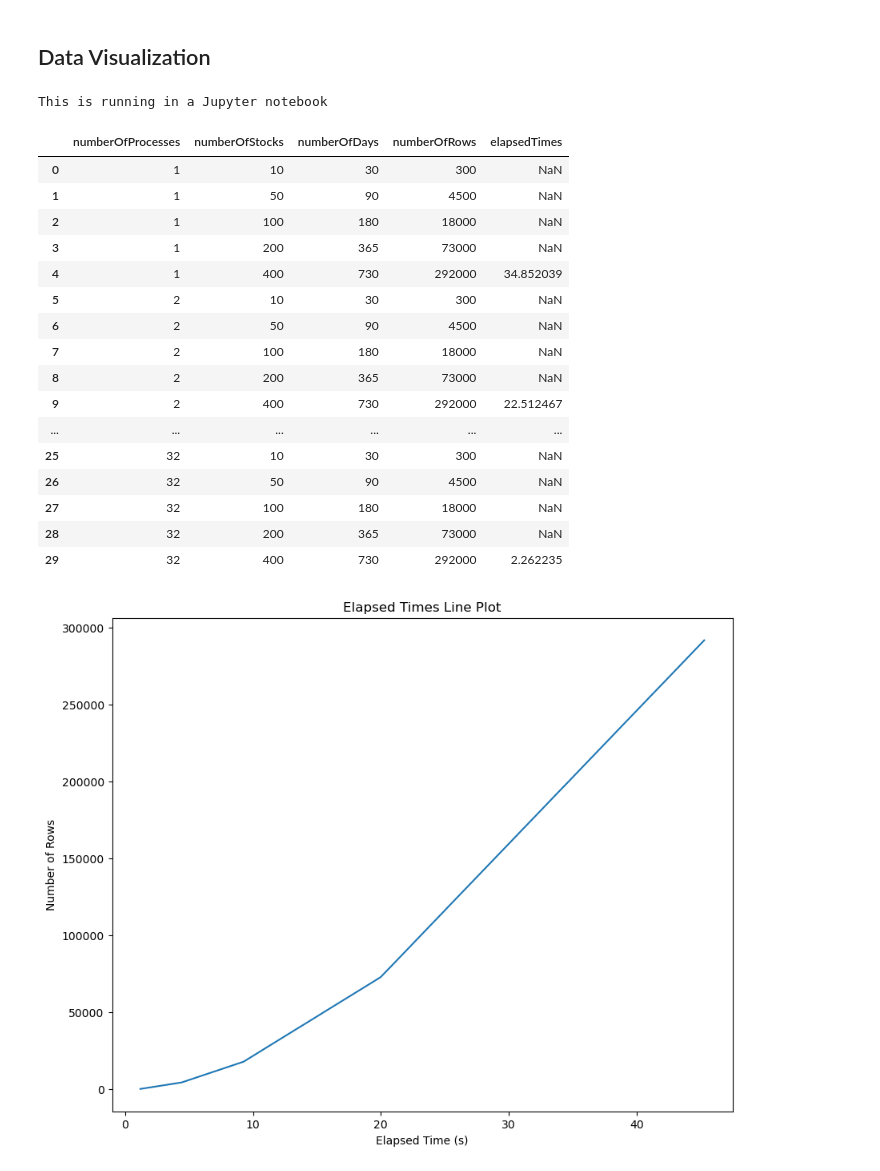
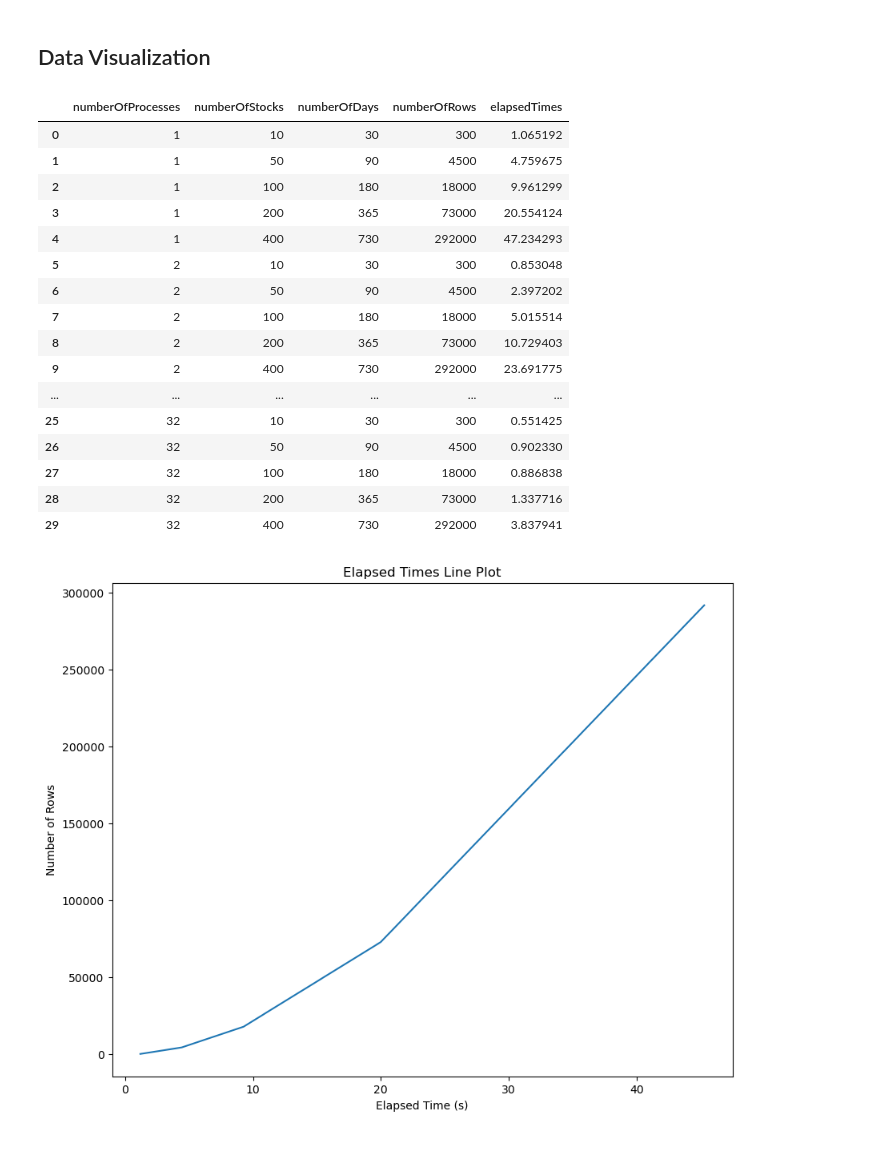
Before and after one commit to reidlai/cp631-final, a Jupyter notebook: cp631_final_v2.ipynb, the cells around one changed output. Saved outputs shown, nothing was run; the diff lists cells and outputs as text; code cells hidden in the pictures.

```diff
--- a/cp631_final_v2.ipynb
+++ b/cp631_final_v2.ipynb
@@ -418,6 +418,9 @@ RuntimeError: can't start new thread
 # %% [markdown]
 ## Data Visualization
 # %%
+import pandas as pd
+import os
+
 os.environ["PROJECT_ROOT"] = "./"
 filename = os.environ["PROJECT_ROOT"] + f"outputs/stats-1.csv"
 
@@ -456,49 +459,43 @@ if os.path.exists(filename):
 else:
     df_stat_32 = None
 
-df_stat = pd.concat([df_stat_1, df_stat_2, df_stat_4, df_stat_4, df_stat_16, df_stat_32,])
+df_stat = pd.concat([df_stat_1, df_stat_2, df_stat_4, df_stat_8, df_stat_16, df_stat_32,])
 df_stat.reset_index(drop=True, inplace=True)
 # %%
 def is_notebook():
     try:
         shell = get_ipython().__class__.__name__
         if shell == 'ZMQInteractiveShell':
             return True   # Jupyter notebook or qtconsole
         elif shell == 'TerminalInteractiveShell':
             return False  # Terminal running IPython
         else:
             return False  # Other type (?)
     except NameError:
         return False      # Probably standard Python interpreter
 
 if is_notebook():
-    print("This is running in a Jupyter notebook")
-else:
-    print("This is not running in a Jupyter notebook")
-
-if is_notebook():
     display(df_stat)
 else:
     print(df_stat)
 # %% [output]
-This is running in a Jupyter notebook
 |  | numberOfProcesses | numberOfStocks | numberOfDays | numberOfRows | elapsedTimes |
-| 0 | 1 | 10 | 30 | 300 | NaN |
-| 1 | 1 | 50 | 90 | 4500 | NaN |
-| 2 | 1 | 100 | 180 | 18000 | NaN |
-| 3 | 1 | 200 | 365 | 73000 | NaN |
-| 4 | 1 | 400 | 730 | 292000 | 34.852039 |
-| 5 | 2 | 10 | 30 | 300 | NaN |
-| 6 | 2 | 50 | 90 | 4500 | NaN |
-| 7 | 2 | 100 | 180 | 18000 | NaN |
-| 8 | 2 | 200 | 365 | 73000 | NaN |
-| 9 | 2 | 400 | 730 | 292000 | 22.512467 |
+| 0 | 1 | 10 | 30 | 300 | 1.065192 |
+| 1 | 1 | 50 | 90 | 4500 | 4.759675 |
+| 2 | 1 | 100 | 180 | 18000 | 9.961299 |
+| 3 | 1 | 200 | 365 | 73000 | 20.554124 |
+| 4 | 1 | 400 | 730 | 292000 | 47.234293 |
+| 5 | 2 | 10 | 30 | 300 | 0.853048 |
+| 6 | 2 | 50 | 90 | 4500 | 2.397202 |
+| 7 | 2 | 100 | 180 | 18000 | 5.015514 |
+| 8 | 2 | 200 | 365 | 73000 | 10.729403 |
+| 9 | 2 | 400 | 730 | 292000 | 23.691775 |
 | ... | ... | ... | ... | ... | ... |
-| 25 | 32 | 10 | 30 | 300 | NaN |
-| 26 | 32 | 50 | 90 | 4500 | NaN |
-| 27 | 32 | 100 | 180 | 18000 | NaN |
-| 28 | 32 | 200 | 365 | 73000 | NaN |
-| 29 | 32 | 400 | 730 | 292000 | 2.262235 |
+| 25 | 32 | 10 | 30 | 300 | 0.551425 |
+| 26 | 32 | 50 | 90 | 4500 | 0.902330 |
+| 27 | 32 | 100 | 180 | 18000 | 0.886838 |
+| 28 | 32 | 200 | 365 | 73000 | 1.337716 |
+| 29 | 32 | 400 | 730 | 292000 | 3.837941 |
 # %%
 if params.get("in_notebook", False):
     sns.set_theme(style="whitegrid")
```
Also changed, not shown: 1 other file.
